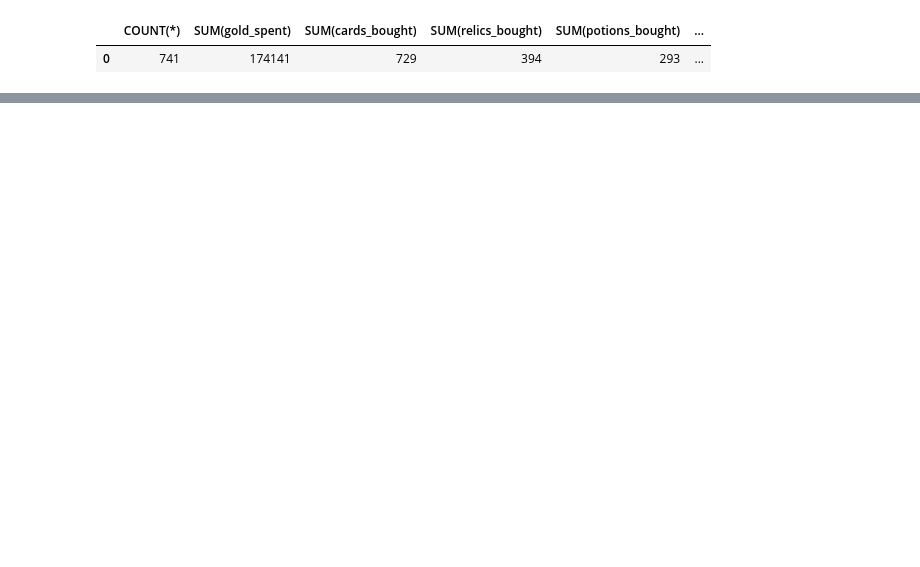
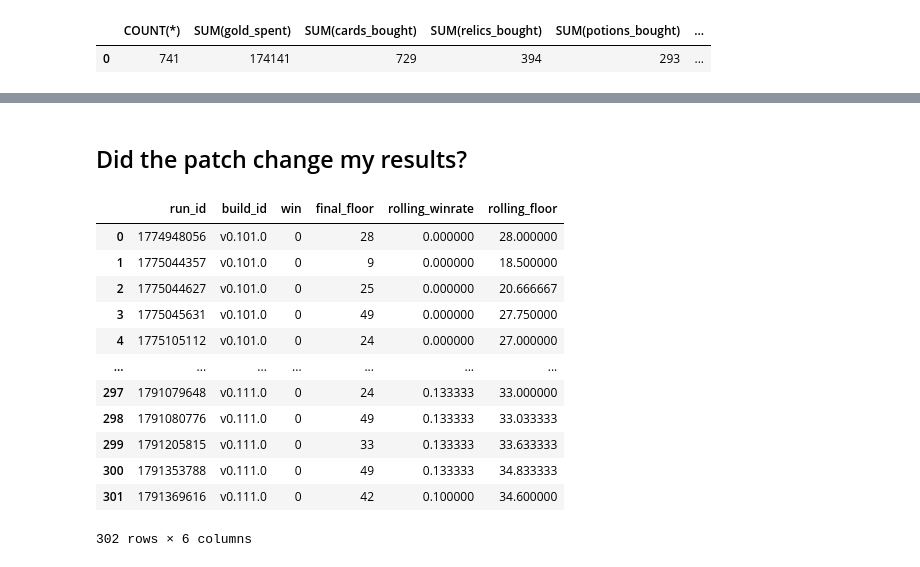
Before and after one commit to Tutel1-42/Sts2-runs-analysis, a Jupyter notebook: analysis.ipynb, the cells around one changed output, grey strips where cells are left out. Cells and saved outputs as stored; diff of their text form; code cells hidden in the pictures; blank space fills up the shorter version.

```diff
--- a/analysis.ipynb
+++ b/analysis.ipynb
@@ -382,0 +485,27 @@ q("""SELECT COUNT(*), SUM(gold_spent), SUM(cards_bought), SUM(relics_bought),
+# %% [markdown]
+## Did the patch change my results?
+# %%
+q("""
+  SELECT run_id, build_id, win, final_floor,
+       AVG(win) OVER (ORDER BY run_id
+                      ROWS BETWEEN 29 PRECEDING AND CURRENT ROW) AS rolling_winrate,
+       AVG(final_floor) OVER (ORDER BY run_id
+                      ROWS BETWEEN 29 PRECEDING AND CURRENT ROW) AS rolling_floor
+FROM runs
+WHERE ascension = 10
+ORDER BY run_id
+  """)
+# %% [output]
+|  | run_id | build_id | win | final_floor | rolling_winrate | rolling_floor |
+| 0 | 1774948056 | v0.101.0 | 0 | 28 | 0.000000 | 28.000000 |
+| 1 | 1775044357 | v0.101.0 | 0 | 9 | 0.000000 | 18.500000 |
+| 2 | 1775044627 | v0.101.0 | 0 | 25 | 0.000000 | 20.666667 |
+| 3 | 1775045631 | v0.101.0 | 0 | 49 | 0.000000 | 27.750000 |
+| 4 | 1775105112 | v0.101.0 | 0 | 24 | 0.000000 | 27.000000 |
+| ... | ... | ... | ... | ... | ... | ... |
+| 297 | 1791079648 | v0.111.0 | 0 | 24 | 0.133333 | 33.000000 |
+| 298 | 1791080776 | v0.111.0 | 0 | 49 | 0.133333 | 33.033333 |
+| 299 | 1791205815 | v0.111.0 | 0 | 33 | 0.133333 | 33.633333 |
+| 300 | 1791353788 | v0.111.0 | 0 | 49 | 0.133333 | 34.833333 |
+| 301 | 1791369616 | v0.111.0 | 0 | 42 | 0.100000 | 34.600000 |
+302 rows × 6 columns
```
Also changed, not shown: parts of 27 cells of this notebook, 11 other files.
